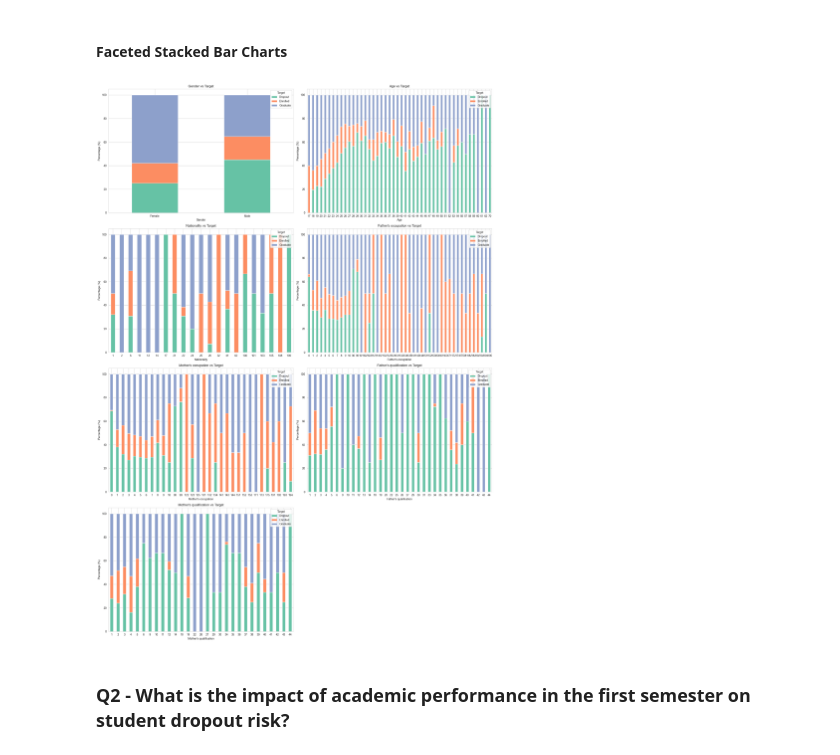
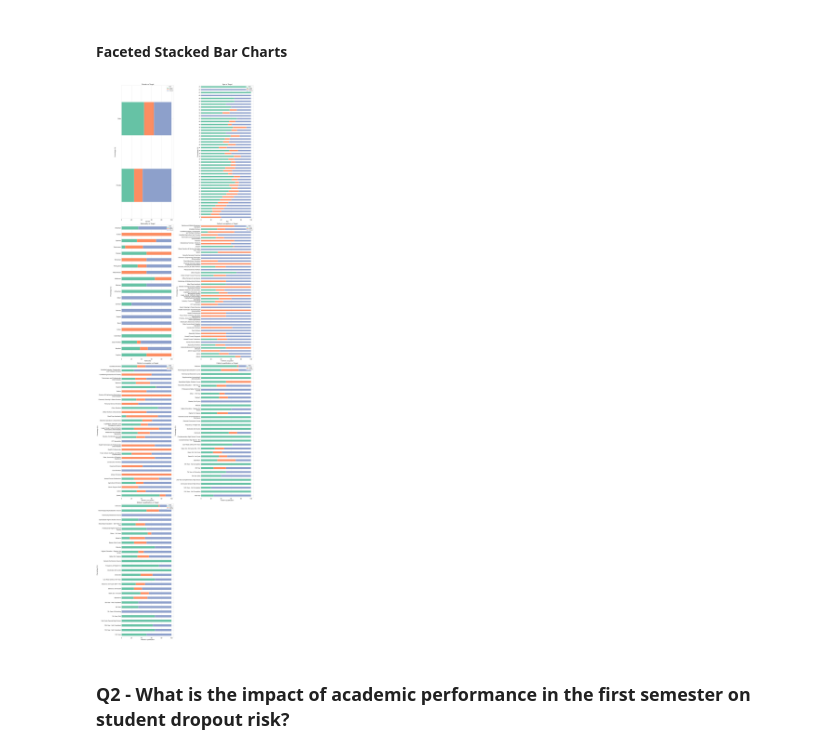
Before and after one commit to evaktar/AIandML, a Jupyter notebook: assessment.ipynb, the cells around one changed output. Cells and saved outputs as stored; diff of their text form; code cells hidden in the pictures.

```diff
--- a/assessment.ipynb
+++ b/assessment.ipynb
@@ -655,50 +652,57 @@ stacked_bar_success(df_temp, 'Gender')
 #### Faceted Stacked Bar Charts
 # %%
 def faceted_stacked_bar(df, demographic_cols, mappings=feature_mappings, col_wrap=2, target_col='Target'):
-    try:
-        # Map numeric codes to occupation mappings (descriptive names)
-        for col in demographic_cols:
+    # Map numeric codes to occupation mappings (descriptive names)
+    for col in demographic_cols:
+        try:
             df[col] = df[col].map(mappings[col])
-    except KeyError:
-        pass
+        except KeyError:
+            pass
 
     # Number of attributes / plots per row
     rows = np.ceil(len(demographic_cols)/ col_wrap).astype('int')
     # Create subplots per specified column and number of plots
-    fig, axes = plt.subplots(rows, col_wrap, figsize=(20, 7*rows))
+    fig, axes = plt.subplots(rows, col_wrap, figsize=(25, 22*rows))
     axes = axes.flatten()
 
     # Calculate number pf values per column and divide stacked bars
     for i, col in enumerate(demographic_cols):
         counts = df.groupby([col, target_col]).size().reset_index(name='count')
         df_pivot = counts.pivot(index=col, columns=target_col, values='count').fillna(0)
         df_pivot = df_pivot.div(df_pivot.sum(axis=1), axis=0) * 100
 
         # Palette by num of categories
         palette = sns.color_palette("Set2", n_colors=df_pivot.shape[1])
-        # Plot stacked bar
-        df_pivot.plot(kind='bar', stacked=True, ax=axes[i], color=palette)
 
-        # Set plot axes and titles
+        # Wrap long labels
+        wrapped_labels = [textwrap.fill(str(label), width=35) for label in df_pivot.index]
+        df_pivot.index = wrapped_labels
+
+        # Plot horizontal stacked bar
+        df_pivot.plot(kind="barh", stacked=True, ax=axes[i], color=palette)
+
+        # Set plot axes, sizes, and titles
+        axes[i].tick_params(labelsize=16)
         axes[i].set_title(f"{col} vs {target_col}")
-        axes[i].set_ylabel("Percentage (%)")
-        axes[i].set_xlabel(col)
+        axes[i].title.set_fontsize(18)
+        axes[i].set_ylabel("Percentage (%)", fontsize=16)
+        axes[i].set_xlabel(col, fontsize=16)
         axes[i].legend(title=target_col, loc='upper right')
-        axes[i].set_xticklabels(axes[i].get_xticklabels(), rotation=0, ha="center")
+        axes[i].set_xticklabels(axes[i].get_xticklabels(), rotation=0, wrap=True, ha="center")
 
     for j in range(i+1, len(axes)):
         fig.delaxes(axes[j])
 
     # Display plot
     plt.tight_layout()
     plt.show()
 
 demographic_cols = ['Gender', 'Age', 'Nationality',
                     "Father's occupation", "Mother's occupation",
                     "Father's qualification", "Mother's qualification"]
 df_temp = df_eda.copy()
 faceted_stacked_bar(df_temp, demographic_cols)
 # %% [output]
-[figure, old version]
+[figure, new version]
 # %% [markdown]
 ### Q2 - What is the impact of academic performance in the first semester on student dropout risk?
```
Also changed, not shown: parts of 15 cells of this notebook.
